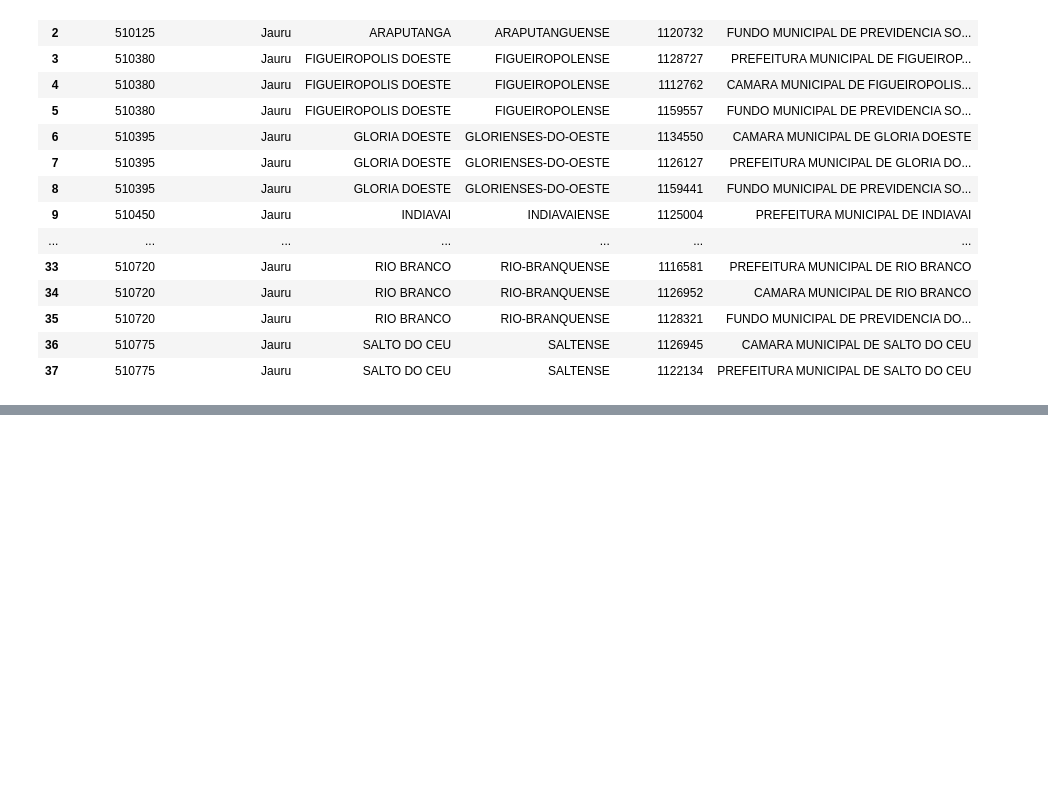
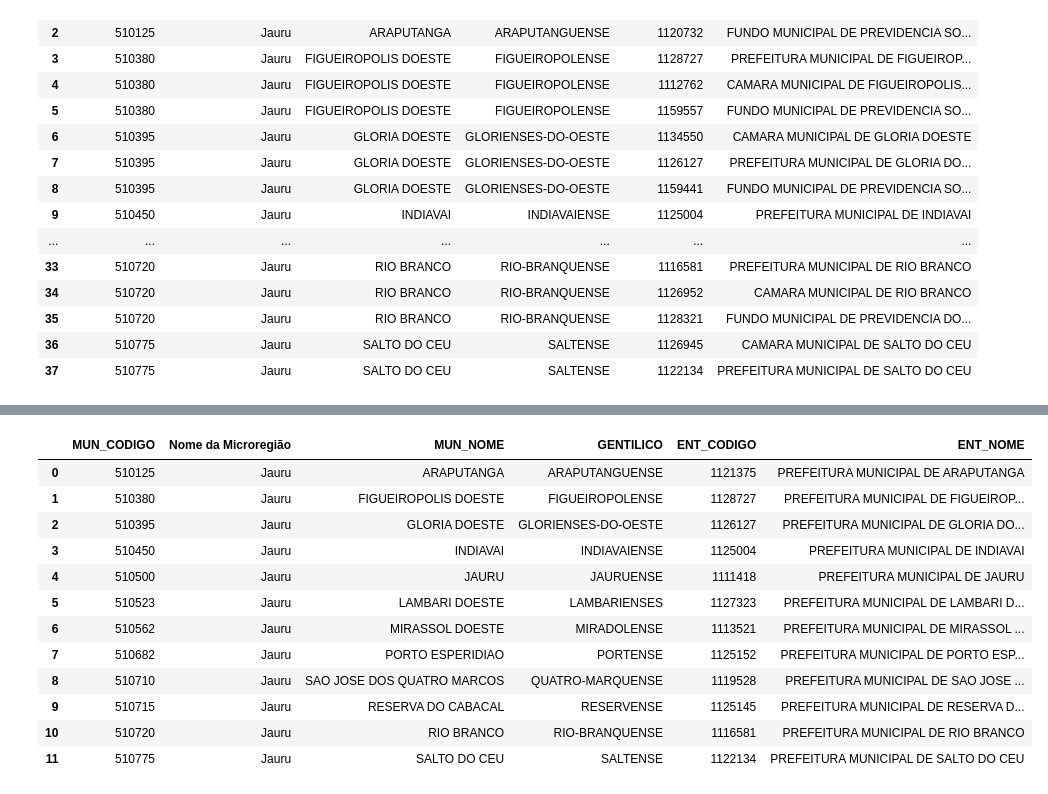
Before and after one commit to ledigofig/Auxilio-Emergencial, a Jupyter notebook: analise_municipios.ipynb, the cells around one changed output, grey strips where cells are left out. Drawn from its saved outputs; the diff is of its cells as text; code cells hidden in the pictures; blank space fills up the shorter version.

Commit message:
Atualização analise Municipios 22/07

```diff
--- a/analise_municipios.ipynb
+++ b/analise_municipios.ipynb
@@ -442,7 +442,7 @@ selecionando_municipios
 | 36 | 510775 | Jauru | SALTO DO CEU | SALTENSE | 1126945 | CAMARA MUNICIPAL DE SALTO DO CEU |
 | 37 | 510775 | Jauru | SALTO DO CEU | SALTENSE | 1122134 | PREFEITURA MUNICIPAL DE SALTO DO CEU |
 # %%
-isolando somente as prefeituras
+#isolando somente as prefeituras
 prefeitura_nome = []
 for x in selecionando_municipios['ENT_NOME']:
     prefeitura = x.count('PREFEITURA')
@@ -451,3 +451,4 @@ for x in selecionando_municipios['ENT_NOME']:
         prefeitura_nome.append(x)
 
 prefeitura_nome
+prefeituras = pd.DataFrame(prefeitura_nome,columns=['ENT_NOME'])
@@ -494,0 +455,17 @@ for i in df_ug_tce:
+# %%
+seleciona_prefeitura = selecionando_municipios.merge(prefeituras, on='ENT_NOME')
+seleciona_prefeitura
+# %% [output]
+|  | MUN_CODIGO | Nome da Microregião | MUN_NOME | GENTILICO | ENT_CODIGO | ENT_NOME |
+| 0 | 510125 | Jauru | ARAPUTANGA | ARAPUTANGUENSE | 1121375 | PREFEITURA MUNICIPAL DE ARAPUTANGA |
+| 1 | 510380 | Jauru | FIGUEIROPOLIS DOESTE | FIGUEIROPOLENSE | 1128727 | PREFEITURA MUNICIPAL DE FIGUEIROP... |
+| 2 | 510395 | Jauru | GLORIA DOESTE | GLORIENSES-DO-OESTE | 1126127 | PREFEITURA MUNICIPAL DE GLORIA DO... |
+| 3 | 510450 | Jauru | INDIAVAI | INDIAVAIENSE | 1125004 | PREFEITURA MUNICIPAL DE INDIAVAI |
+| 4 | 510500 | Jauru | JAURU | JAURUENSE | 1111418 | PREFEITURA MUNICIPAL DE JAURU |
+| 5 | 510523 | Jauru | LAMBARI DOESTE | LAMBARIENSES | 1127323 | PREFEITURA MUNICIPAL DE LAMBARI D... |
+| 6 | 510562 | Jauru | MIRASSOL DOESTE | MIRADOLENSE | 1113521 | PREFEITURA MUNICIPAL DE MIRASSOL ... |
+| 7 | 510682 | Jauru | PORTO ESPERIDIAO | PORTENSE | 1125152 | PREFEITURA MUNICIPAL DE PORTO ESP... |
+| 8 | 510710 | Jauru | SAO JOSE DOS QUATRO MARCOS | QUATRO-MARQUENSE | 1119528 | PREFEITURA MUNICIPAL DE SAO JOSE ... |
+| 9 | 510715 | Jauru | RESERVA DO CABACAL | RESERVENSE | 1125145 | PREFEITURA MUNICIPAL DE RESERVA D... |
+| 10 | 510720 | Jauru | RIO BRANCO | RIO-BRANQUENSE | 1116581 | PREFEITURA MUNICIPAL DE RIO BRANCO |
+| 11 | 510775 | Jauru | SALTO DO CEU | SALTENSE | 1122134 | PREFEITURA MUNICIPAL DE SALTO DO CEU |
```
Also changed, not shown: parts of 11 cells of this notebook.
